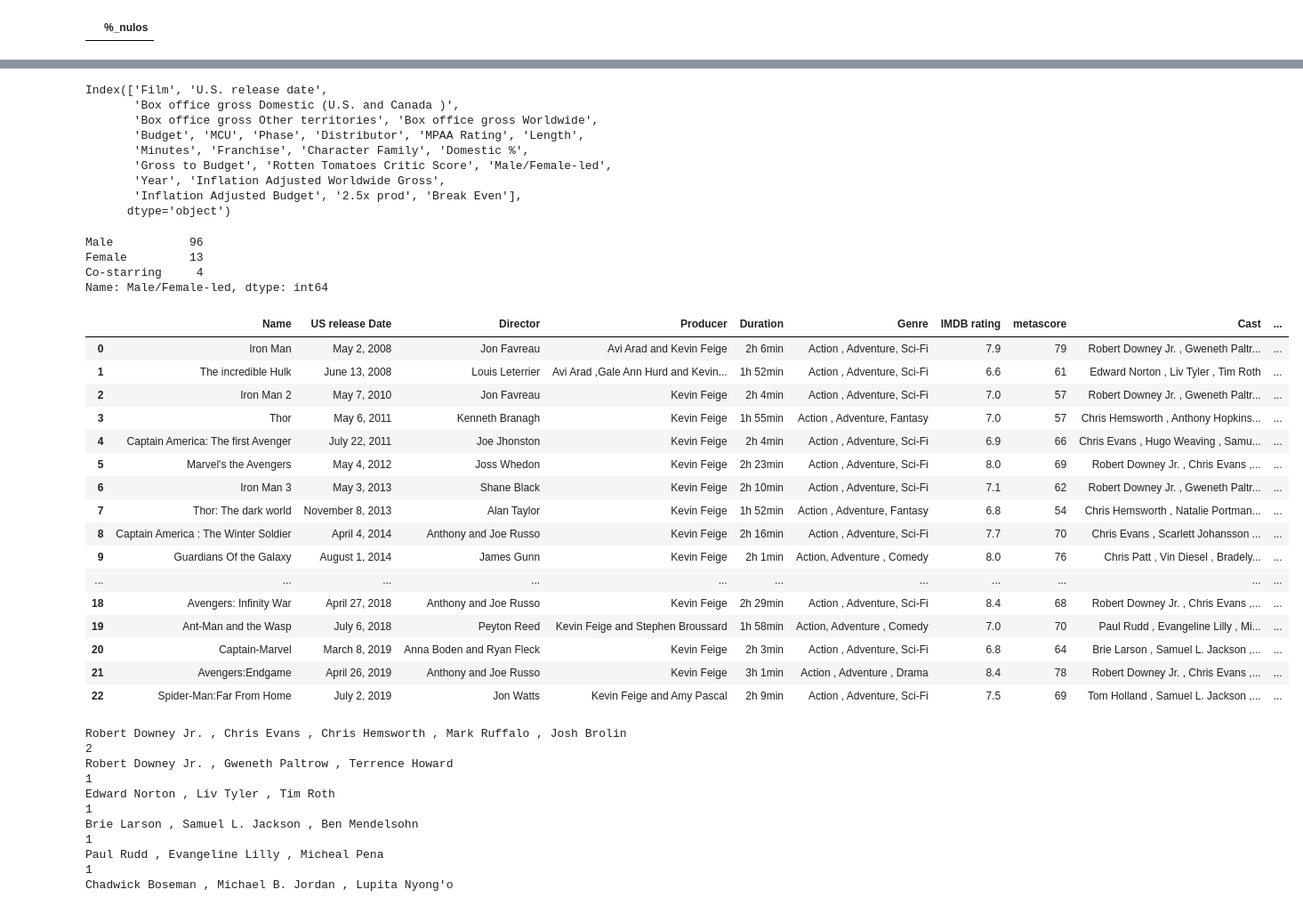
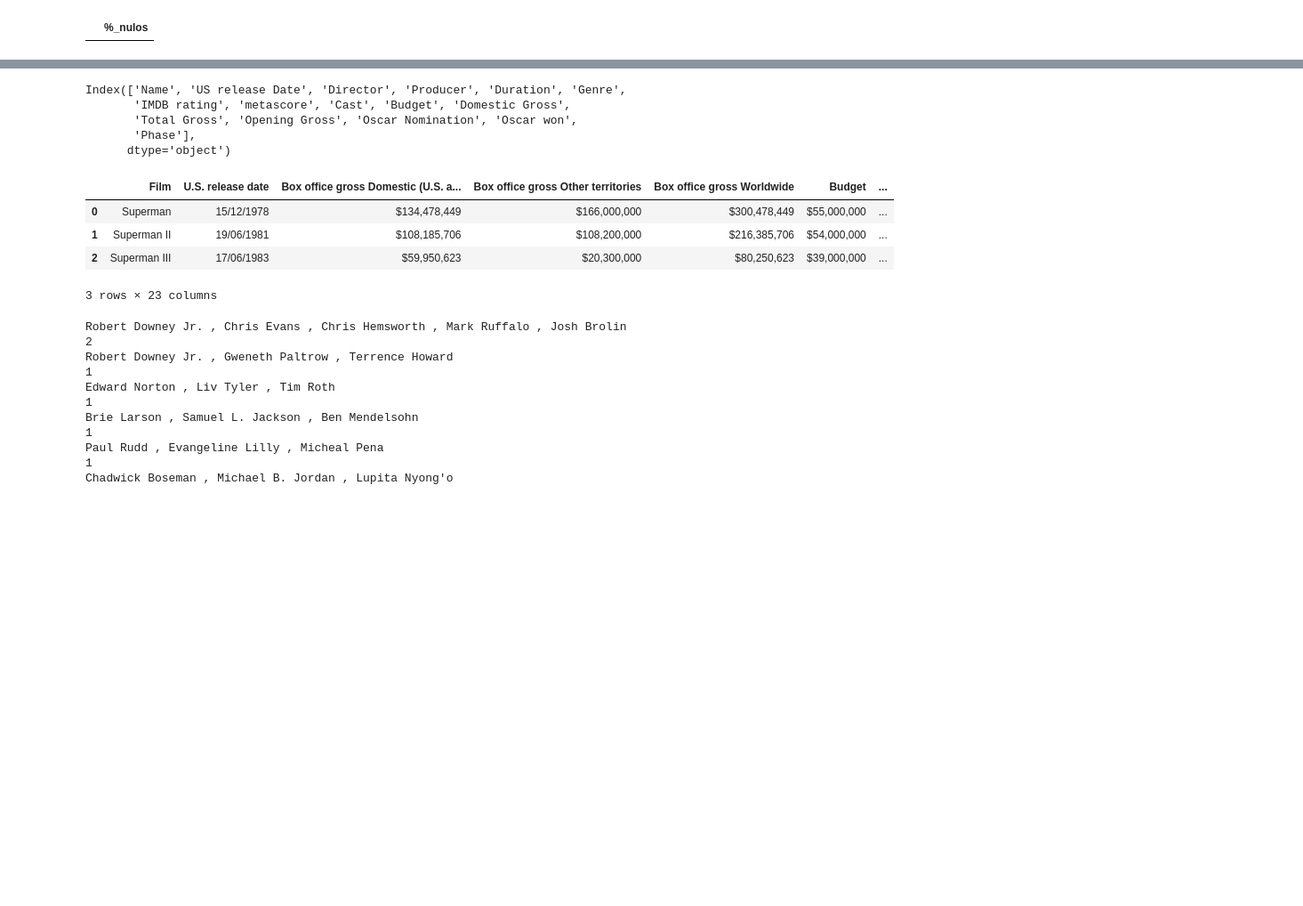
Before and after one commit to JohannaRL/pair_programming_promoG_modulo4_Fedra_Johanna, a Jupyter notebook: explo.ipynb, the cells around one changed output, grey strips where cells are left out. Shown: that part at 89% size. Drawn from its saved outputs; the diff is of its cells as text; code cells hidden in the pictures; blank space fills up the shorter version.

```diff
--- a/explo.ipynb
+++ b/explo.ipynb
@@ -346,43 +282,22 @@ df_segundo
 # %%
-df_segundo.columns
+df_segundo1.columns
 # %% [output]
-Index(['Film', 'U.S. release date',
-       'Box office gross Domestic (U.S. and Canada )',
-       'Box office gross Other territories', 'Box office gross Worldwide',
-       'Budget', 'MCU', 'Phase', 'Distributor', 'MPAA Rating', 'Length',
-       'Minutes', 'Franchise', 'Character Family', 'Domestic %',
-       'Gross to Budget', 'Rotten Tomatoes Critic Score', 'Male/Female-led',
-       'Year', 'Inflation Adjusted Worldwide Gross',
-       'Inflation Adjusted Budget', '2.5x prod', 'Break Even'],
+Index(['Name', 'US release Date', 'Director', 'Producer', 'Duration', 'Genre',
+       'IMDB rating', 'metascore', 'Cast', 'Budget', 'Domestic Gross',
+       'Total Gross', 'Opening Gross', 'Oscar Nomination', 'Oscar won',
+       'Phase'],
       dtype='object')
 # %%
-df_segundo["Male/Female-led"].value_counts()
+df_segundo1["Male/Female-led"].value_counts()
-# %% [output]
-Male           96
-Female         13
-Co-starring     4
-Name: Male/Female-led, dtype: int64
 # %%
-df_marvel= pd.read_csv("./files/mcu dataset.csv")
-df_marvel
+df_marvel= pd.read_csv("./files/dc_marvel_movie_performance.csv")
+df_marvel.head(3)
 # %% [output]
-|  | Name | US release Date | Director | Producer | Duration | Genre | IMDB rating | metascore | Cast | ... |
-| 0 | Iron Man | May 2, 2008 | Jon Favreau | Avi Arad and Kevin Feige | 2h 6min | Action , Adventure, Sci-Fi | 7.9 | 79 | Robert Downey Jr. , Gweneth Paltr... | ... |
-| 1 | The incredible Hulk | June 13, 2008 | Louis Leterrier | Avi Arad ,Gale Ann Hurd and Kevin... | 1h 52min | Action , Adventure, Sci-Fi | 6.6 | 61 | Edward Norton , Liv Tyler , Tim Roth | ... |
-| 2 | Iron Man 2 | May 7, 2010 | Jon Favreau | Kevin Feige | 2h 4min | Action , Adventure, Sci-Fi | 7.0 | 57 | Robert Downey Jr. , Gweneth Paltr... | ... |
-| 3 | Thor | May 6, 2011 | Kenneth Branagh | Kevin Feige | 1h 55min | Action , Adventure, Fantasy | 7.0 | 57 | Chris Hemsworth , Anthony Hopkins... | ... |
-| 4 | Captain America: The first Avenger | July 22, 2011 | Joe Jhonston | Kevin Feige | 2h 4min | Action , Adventure, Sci-Fi | 6.9 | 66 | Chris Evans , Hugo Weaving , Samu... | ... |
-| 5 | Marvel's the Avengers | May 4, 2012 | Joss Whedon | Kevin Feige | 2h 23min | Action , Adventure, Sci-Fi | 8.0 | 69 | Robert Downey Jr. , Chris Evans ,... | ... |
-| 6 | Iron Man 3 | May 3, 2013 | Shane Black | Kevin Feige | 2h 10min | Action , Adventure, Sci-Fi | 7.1 | 62 | Robert Downey Jr. , Gweneth Paltr... | ... |
-| 7 | Thor: The dark world | November 8, 2013 | Alan Taylor | Kevin Feige | 1h 52min | Action , Adventure, Fantasy | 6.8 | 54 | Chris Hemsworth , Natalie Portman... | ... |
-| 8 | Captain America : The Winter Soldier | April 4, 2014 | Anthony and Joe Russo | Kevin Feige | 2h 16min | Action , Adventure, Sci-Fi | 7.7 | 70 | Chris Evans , Scarlett Johansson ... | ... |
-| 9 | Guardians Of the Galaxy | August 1, 2014 | James Gunn | Kevin Feige | 2h 1min | Action, Adventure , Comedy | 8.0 | 76 | Chris Patt , Vin Diesel , Bradely... | ... |
-| ... | ... | ... | ... | ... | ... | ... | ... | ... | ... | ... |
-| 18 | Avengers: Infinity War | April 27, 2018 | Anthony and Joe Russo | Kevin Feige | 2h 29min | Action , Adventure, Sci-Fi | 8.4 | 68 | Robert Downey Jr. , Chris Evans ,... | ... |
-| 19 | Ant-Man and the Wasp | July 6, 2018 | Peyton Reed | Kevin Feige and Stephen Broussard | 1h 58min | Action, Adventure , Comedy | 7.0 | 70 | Paul Rudd , Evangeline Lilly , Mi... | ... |
-| 20 | Captain-Marvel | March 8, 2019 | Anna Boden and Ryan Fleck | Kevin Feige | 2h 3min | Action , Adventure, Sci-Fi | 6.8 | 64 | Brie Larson , Samuel L. Jackson ,... | ... |
-| 21 | Avengers:Endgame | April 26, 2019 | Anthony and Joe Russo | Kevin Feige | 3h 1min | Action , Adventure , Drama | 8.4 | 78 | Robert Downey Jr. , Chris Evans ,... | ... |
-| 22 | Spider-Man:Far From Home | July 2, 2019 | Jon Watts | Kevin Feige and Amy Pascal | 2h 9min | Action , Adventure, Sci-Fi | 7.5 | 69 | Tom Holland , Samuel L. Jackson ,... | ... |
+|  | Film | U.S. release date | Box office gross Domestic (U.S. a... | Box office gross Other territories | Box office gross Worldwide | Budget | ... |
+| 0 | Superman | 15/12/1978 | $134,478,449 | $166,000,000 | $300,478,449 | $55,000,000 | ... |
+| 1 | Superman II | 19/06/1981 | $108,185,706 | $108,200,000 | $216,385,706 | $54,000,000 | ... |
+| 2 | Superman III | 17/06/1983 | $59,950,623 | $20,300,000 | $80,250,623 | $39,000,000 | ... |
+3 rows × 23 columns
 # %%
 df_marvel["Cast"].value_counts()
 # %% [output]
```
Also changed, not shown: parts of 16 cells of this notebook, 5 other files.
